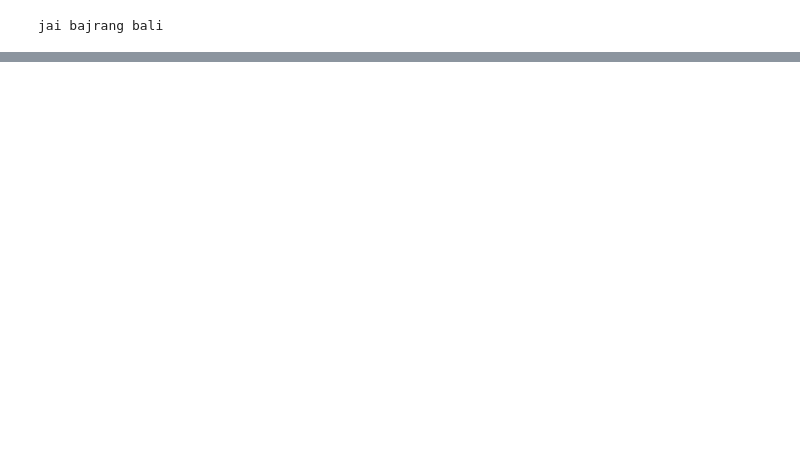
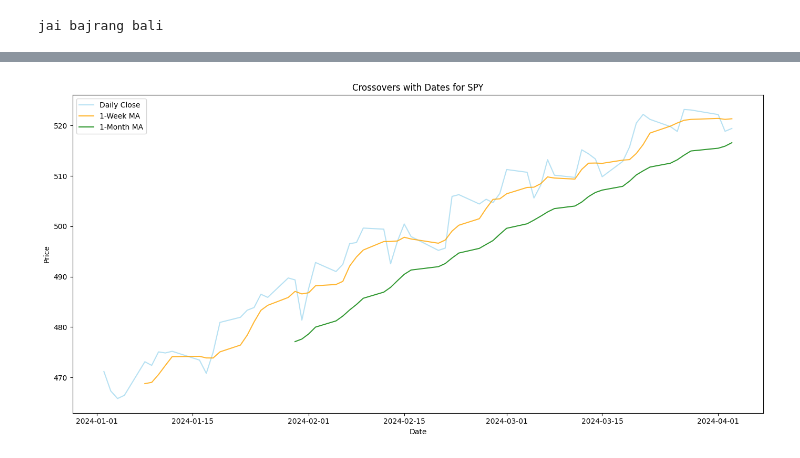
Before and after one commit to githubuser20152014/marketmonitor, a Jupyter notebook: Market_monitor.ipynb, the cells around one changed output, grey strips where cells are left out. Drawn from its saved outputs; the diff is of its cells as text; code cells hidden in the pictures; blank space fills up the shorter version.

```diff
--- a/Market_monitor.ipynb
+++ b/Market_monitor.ipynb
@@ -49,32 +77,61 @@ from datetime import datetime, timedelta
 # %%
-# # Define your watchlist of stock tickers
-# tickers = ['SPY', 'IWM', 'QQQ', 'TLT', 'GLD', 'SLV', 'USO', 'XRT', 'XLU', 'XBI']
+import yfinance as yf
+import matplotlib.pyplot as plt
+import numpy as np
+from datetime import datetime
 
-# # Calculate yesterday's date for the end parameter
-# yesterday = datetime.now() - timedelta(1)
-# yesterday_str = yesterday.strftime('%Y-%m-%d')
+# Define the list of tickers
+tickers = ['SPY', 'IWM', 'QQQ', 'TLT', 'GLD', 'SLV', 'USO', 'XRT', 'XLU', 'XBI', 'XLE']
 
-# oneyearago = datetime.now() - timedelta(365)
-# oneyearago_str = oneyearago.strftime('%Y-%m-%d')
+# List to store messages for recent crossovers
+crossover_messages = []
 
-# for ticker in tickers:
-#     # Fetch historical data for the ticker up until yesterday
-#     data = yf.download(ticker, start='2020-01-01', end=yesterday_str)
+# Loop through each ticker
+for ticker in tickers:
+    # Fetch historical data
+    data = yf.download(ticker, start='2024-01-01', end=datetime.now().strftime('%Y-%m-%d'))
 
-#     # Calculate moving averages
-#     data['1-Week MA'] = data['Adj Close'].rolling(window=5).mean()
-#     data['1-Month MA'] = data['Adj Close'].rolling(window=20).mean()
-#     data['3-Month MA'] = data['Adj Close'].rolling(window=60).mean()
+    # Calculate moving averages
+    data['1-Week MA'] = data['Adj Close'].rolling(window=5).mean()
+    data['1-Month MA'] = data['Adj Close'].rolling(window=20).mean()
 
-#     # Plotting
-#     plt.figure(figsize=(14, 7))
-#     plt.plot(data['Adj Close'], label='Actual Prices', color='skyblue')
-#     plt.plot(data['1-Week MA'], label='1-Week Moving Average', color='orange', linestyle='--')
-#     plt.plot(data['1-Month MA'], label='1-Month Moving Average', color='green', linestyle='--')
-#     plt.plot(data['3-Month MA'], label='3-Month Moving Average', color='red', linestyle='--')
+    # Identify crossovers for buy and sell signals
+    data['Buy Signal'] = np.where((data['1-Week MA'] > data['1-Month MA']) &
+                                  (data['1-Week MA'].shift(1) <= data['1-Month MA'].shift(1)), 1, 0)
+    data['Sell Signal'] = np.where((data['1-Week MA'] < data['1-Month MA']) &
+                                   (data['1-Week MA'].shift(1) >= data['1-Month MA'].shift(1)), 1, 0)
 
-#     plt.title(f'Price Trend for {ticker}')
-#     plt.xlabel('Date')
-#     plt.ylabel('Price')
-#     plt.legend()
-#     plt.show()
+    # Plotting
+    plt.figure(figsize=(14, 7))
+    plt.plot(data['Adj Close'], label='Daily Close', color='skyblue', alpha=0.6)
+    plt.plot(data['1-Week MA'], label='1-Week MA', color='orange', alpha=0.8)
+    plt.plot(data['1-Month MA'], label='1-Month MA', color='green', alpha=0.8)
+
+    # Annotate buy and sell signals with dates
+    for idx, val in data.iterrows():
+        if val['Buy Signal']:
+            plt.scatter(idx, val['1-Week MA'], color='green', marker='^', alpha=1)
+            plt.text(idx, val['1-Week MA'], idx.strftime('%Y-%m-%d'), fontsize=9, color='green', rotation=45)
+            if (datetime.now() - idx.to_pydatetime()).days <= 5:
+                crossover_messages.append(f"Recent Buy Signal for {ticker} on {idx.strftime('%Y-%m-%d')}")
+        elif val['Sell Signal']:
+            plt.scatter(idx, val['1-Week MA'], color='red', marker='v', alpha=1)
+            plt.text(idx, val['1-Week MA'], idx.strftime('%Y-%m-%d'), fontsize=9, color='red', rotation=45)
+            if (datetime.now() - idx.to_pydatetime()).days <= 5:
+                crossover_messages.append(f"Recent Sell Signal for {ticker} on {idx.strftime('%Y-%m-%d')}")
+
+    plt.title(f'Crossovers with Dates for {ticker}')
+    plt.xlabel('Date')
+    plt.ylabel('Price')
+    plt.legend()
+    plt.tight_layout()
+    plt.show()
+
+# After processing all tickers and plotting, print messages if any
+if crossover_messages:
+    print("\nMessages for recent crossovers in the last 5 days:")
+    for message in crossover_messages:
+        print(message)
+else:
+    print("\nNo crossovers in the last 5 days for the tickers.")
+# %% [output]
@@ -80,0 +139 @@ from datetime import datetime, timedelta
+[figure, added]
```
Also changed, not shown: parts of 11 cells of this notebook.
